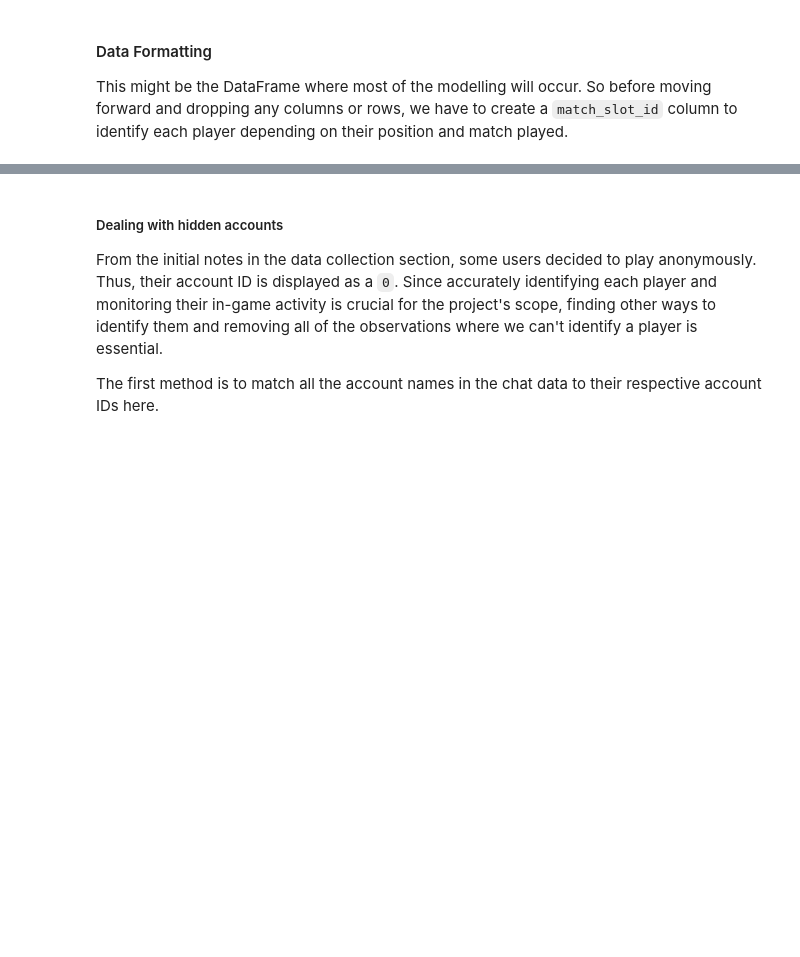
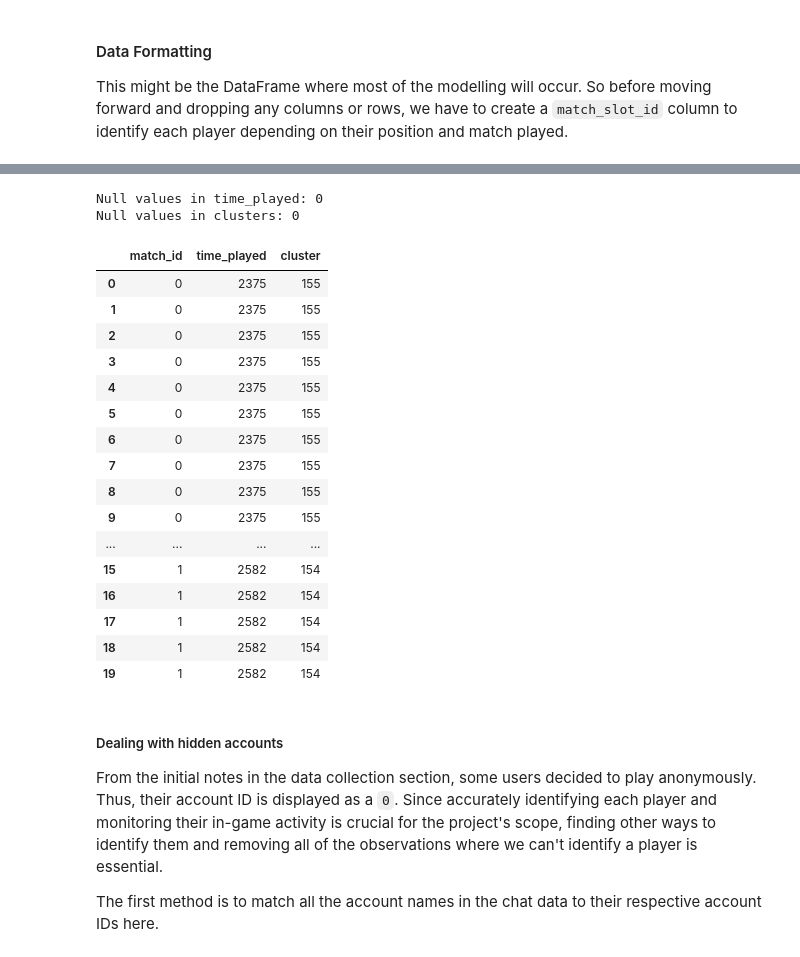
Before and after one commit to jpniet/Dota2-Matchmaking, a Jupyter notebook: Notebooks/Data_Cleaning_and_Exploration.ipynb, the cells around one changed output, grey strips where cells are left out. Cells and saved outputs as stored; diff of their text form; code cells hidden in the pictures; blank space fills up the shorter version.

```diff
--- a/Notebooks/Data Cleaning.ipynb
+++ b/Notebooks/Data_Cleaning_and_Exploration.ipynb
@@ -1513,3 +1600,34 @@ df['players'].sample(20)
+# %%
+# Inserting the duration from each match
+df['players'] = pd.merge(df['players'], matches[['match_id', 'duration', 'cluster']], on='match_id', how='left')
+
+# Renaming the column
+df['players'].rename(columns={'duration': 'time_played'}, inplace=True)
+print(f'''
+Null values in time_played: {df['players']['time_played'].isna().sum()}
+Null values in clusters: {df['players']['cluster'].isna().sum()}
+''')
+df['players'][['match_id', 'time_played', 'cluster']].head(20)
+# %% [output]
+Null values in time_played: 0
+Null values in clusters: 0
+|  | match_id | time_played | cluster |
+| 0 | 0 | 2375 | 155 |
+| 1 | 0 | 2375 | 155 |
+| 2 | 0 | 2375 | 155 |
+| 3 | 0 | 2375 | 155 |
+| 4 | 0 | 2375 | 155 |
+| 5 | 0 | 2375 | 155 |
+| 6 | 0 | 2375 | 155 |
+| 7 | 0 | 2375 | 155 |
+| 8 | 0 | 2375 | 155 |
+| 9 | 0 | 2375 | 155 |
+| ... | ... | ... | ... |
+| 15 | 1 | 2582 | 154 |
+| 16 | 1 | 2582 | 154 |
+| 17 | 1 | 2582 | 154 |
+| 18 | 1 | 2582 | 154 |
+| 19 | 1 | 2582 | 154 |
 # %% [markdown]
 ##### Dealing with hidden accounts
 
```
Also changed, not shown: parts of 48 cells of this notebook.
